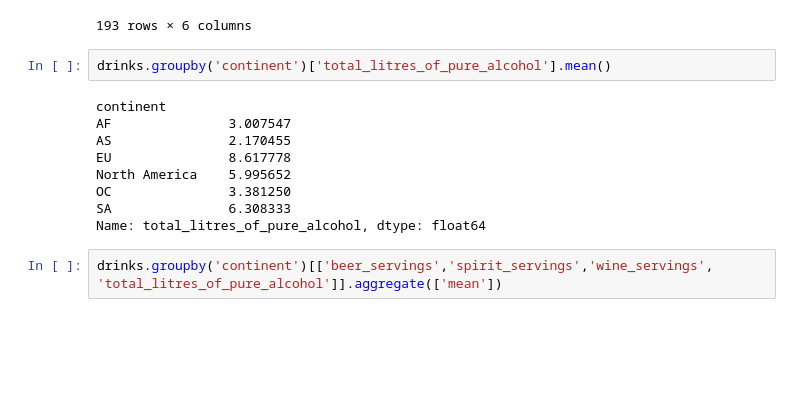
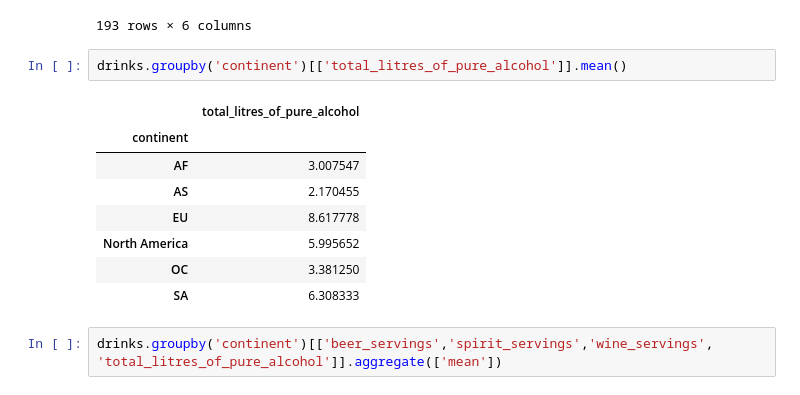
Before and after one commit to Andrea3677/ONLINE_DS_THEBRIDGE_OK, a Jupyter notebook: 2-Data_Analysis/2-Pandas/Practica/4-Alcohol_Consumption/Alcohol_Consumption_MIO.ipynb, the cells around one changed output. Cells and saved outputs as stored; diff of their text form; blank space fills up the shorter version.

```diff
--- a/2-Data_Analysis/2-Pandas/Practica/4-Alcohol_Consumption/Alcohol_Consumption_MIO.ipynb
+++ b/2-Data_Analysis/2-Pandas/Practica/4-Alcohol_Consumption/Alcohol_Consumption_MIO.ipynb
@@ -165,16 +165,16 @@ drinks
 | 192 | Zimbabwe | 64 | 18 | 4 | 4.7 | AF |
 193 rows × 6 columns
 # %%
-drinks.groupby('continent')['total_litres_of_pure_alcohol'].mean()
+drinks.groupby('continent')[['total_litres_of_pure_alcohol']].mean()
 # %% [output]
-continent
-AF               3.007547
-AS               2.170455
-EU               8.617778
-North America    5.995652
-OC               3.381250
-SA               6.308333
-Name: total_litres_of_pure_alcohol, dtype: float64
+|  | total_litres_of_pure_alcohol |
+| continent |  |
+| AF | 3.007547 |
+| AS | 2.170455 |
+| EU | 8.617778 |
+| North America | 5.995652 |
+| OC | 3.381250 |
+| SA | 6.308333 |
 # %%
 drinks.groupby('continent')[['beer_servings','spirit_servings','wine_servings', 'total_litres_of_pure_alcohol']].aggregate(['mean'])
 # %% [output]
```
Also changed, not shown: parts of 2 cells of this notebook, 11 other files.
